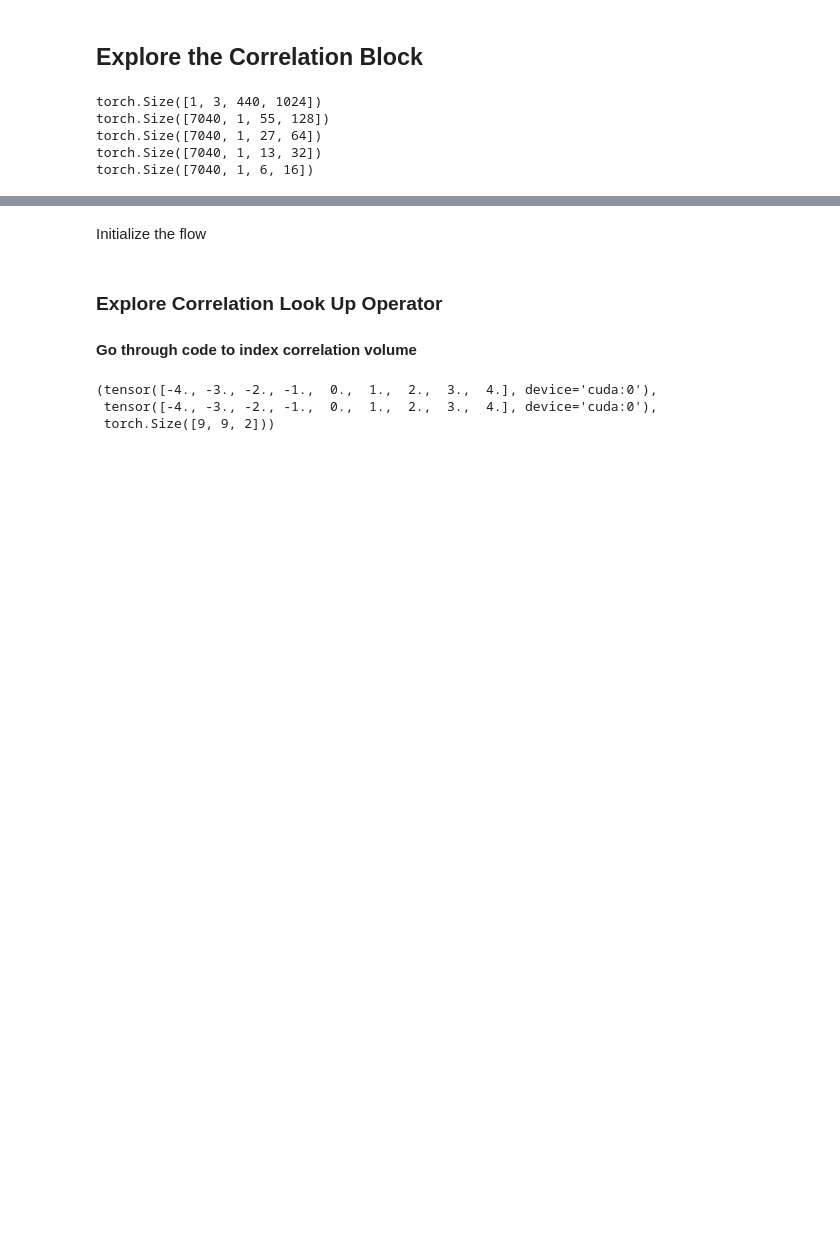
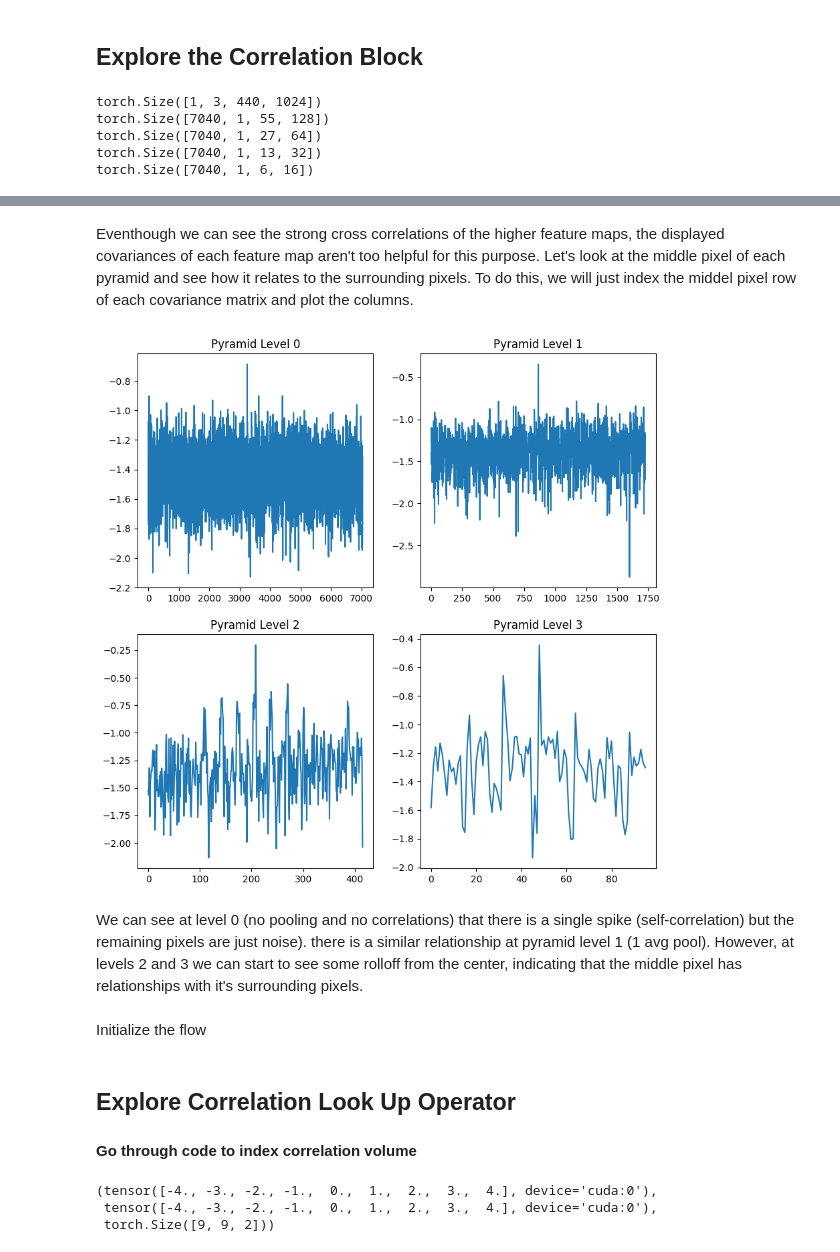
Before and after one commit to itberrios/CV_projects, a Jupyter notebook: RAFT/RAFT_deep_dive.ipynb, the cells around one changed output, grey strips where cells are left out. Saved outputs shown, nothing was run; the diff lists cells and outputs as text; code cells hidden in the pictures; blank space fills up the shorter version.

```diff
--- a/RAFT/RAFT_deep_dive.ipynb
+++ b/RAFT/RAFT_deep_dive.ipynb
@@ -211,10 +209,26 @@ torch.Size([7040, 1, 6, 16])
+# %% [markdown]
+Eventhough we can see the strong cross correlations of the higher feature maps, the displayed covariances of each feature map aren't too helpful for this purpose. Let's look at the middle pixel of each pyramid and see how it relates to the surrounding pixels. To do this, we will just index the middel pixel row of each covariance matrix and plot the columns.
+# %%
+_, ax = plt.subplots(2, 2, figsize=(10, 10))
+ax[0, 0].plot(np.log(normed_covs[0][3250, :]))
+ax[0, 0].set_title("Pyramid Level 0")
+ax[0, 1].plot(np.log(normed_covs[1][864, :]))
+ax[0, 1].set_title("Pyramid Level 1")
+ax[1, 0].plot(np.log(normed_covs[2][208, :]))
+ax[1, 0].set_title("Pyramid Level 2")
+ax[1, 1].plot(np.log(normed_covs[3][48, :]))
+ax[1, 1].set_title("Pyramid Level 3");
+# %% [output]
+[figure, added]
+# %% [markdown]
+We can see at level 0 (no pooling and no correlations) that there is a single spike (self-correlation) but the remaining pixels are just noise). there is a similar relationship at pyramid level 1 (1 avg pool). However, at levels 2 and 3 we can start to see some rolloff from the center, indicating that the middle pixel has relationships with it's surrounding pixels.
 # %% [markdown]
 Initialize the flow
 # %%
 # returns a mesh grid tensor at 1/8 the sizee of the input frame
 coords0, coords1 = model.module.initialize_flow(frame1)
 # %% [markdown]
-### Explore Correlation Look Up Operator
+## **Explore Correlation Look Up Operator**
 #### Go through code to index correlation volume
 # %%
 r = 4 # radius
```
Also changed, not shown: parts of 48 cells of this notebook.
